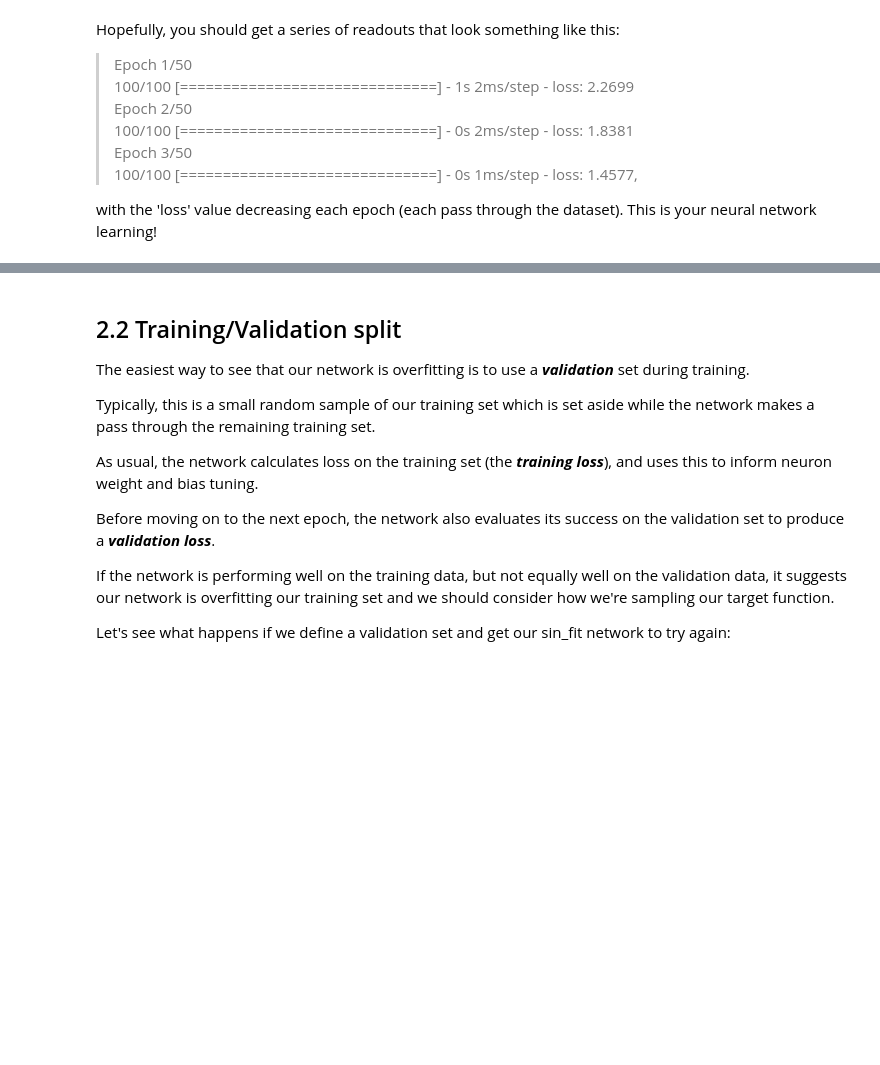
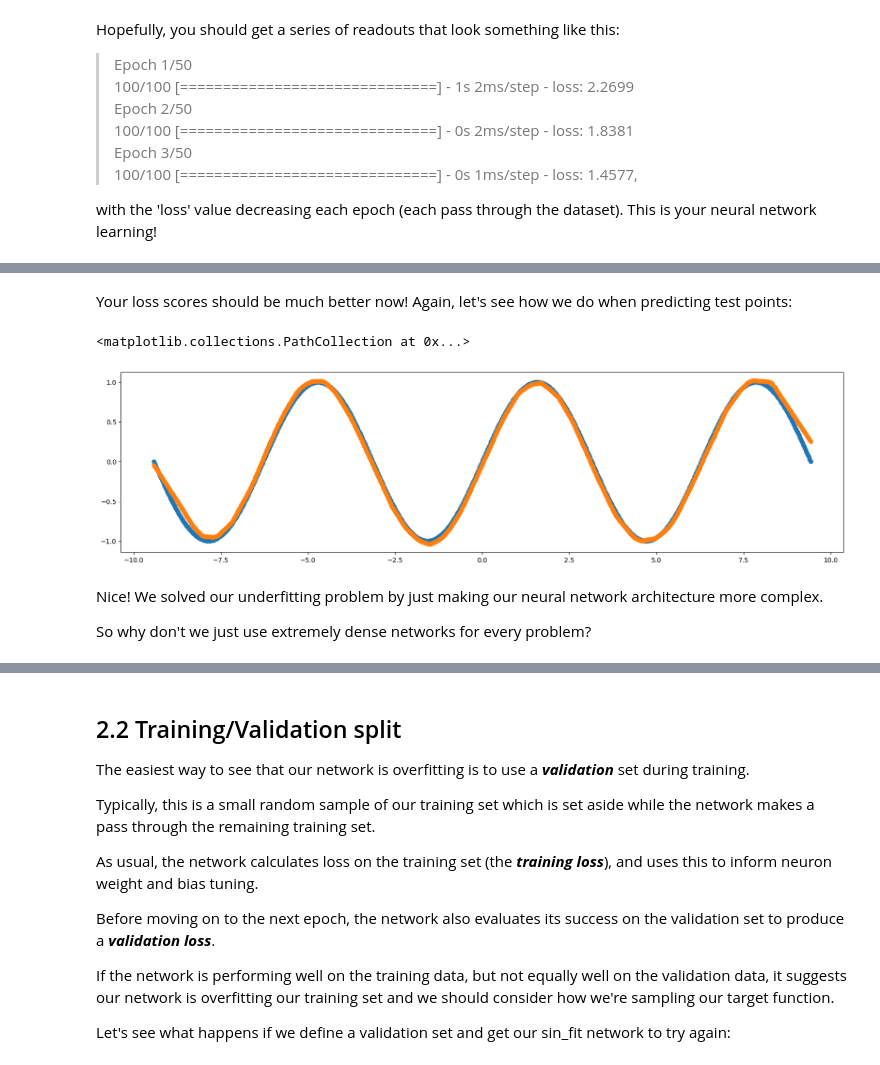
Before and after one commit to ojscutt/nn_session, a Jupyter notebook: nn_session.ipynb, the cells around one changed output, grey strips where cells are left out. Saved outputs shown, nothing was run; the diff lists cells and outputs as text; code cells hidden in the pictures; blank space fills up the shorter version.

Commit message:
better overfit

```diff
--- a/nn_session.ipynb
+++ b/nn_session.ipynb
@@ -381,0 +353,29 @@ Luckily, we can fix this by being more careful with how we sample our data!
+# %%
+def sin_fit(layers, neurons_per_layer):
+  ##### generate inputs #####
+  x_train = np.random.uniform(low=-3*np.pi, high=3*np.pi, size=1000)
+
+  ##### generate outputs #####
+  y_train = np.sin(x_train)
+
+  ##### create tensorflow model #####
+  tf.keras.backend.clear_session()
+  sin_model = tf.keras.Sequential()#instantiate model
+
+  sin_model.add(tf.keras.Input(1,))#input layer
+
+  for layer in range(layers):
+    sin_model.add(tf.keras.layers.Dense(units=int(neurons_per_layer), activation="relu",))
+
+  sin_model.add(tf.keras.layers.Dense(1, activation="linear"))
+
+  sin_model.compile(loss='mse')
+
+  sin_model.fit(x_train,y_train,epochs=100,batch_size=10, verbose=1)
+
+  return sin_model
+
+layers = 2 #<--- input value here
+neurons_per_layer = 100 #<--- input value here
+
+sin_model = sin_fit(layers, neurons_per_layer)
@@ -381,0 +400,18 @@ Luckily, we can fix this by being more careful with how we sample our data!
+# %% [markdown]
+Your loss scores should be much better now! Again, let's see how we do when predicting test points:
+# %%
+x_test = np.linspace(-3*np.pi, 3*np.pi,1000)
+y_test = np.sin(x_test)
+
+y_pred = np.array(sin_model(x_test)).flatten()
+
+plt.figure(figsize=(20,5))
+plt.scatter(x_test,y_test)
+plt.scatter(x_test,y_pred)
+# %% [output]
+<matplotlib.collections.PathCollection at 0x...>
+[figure, added]
+# %% [markdown]
+Nice! We solved our underfitting problem by just making our neural network architecture more complex.
+
+So why don't we just use extremely dense networks for every problem?
```
Also changed, not shown: parts of 33 cells of this notebook.
